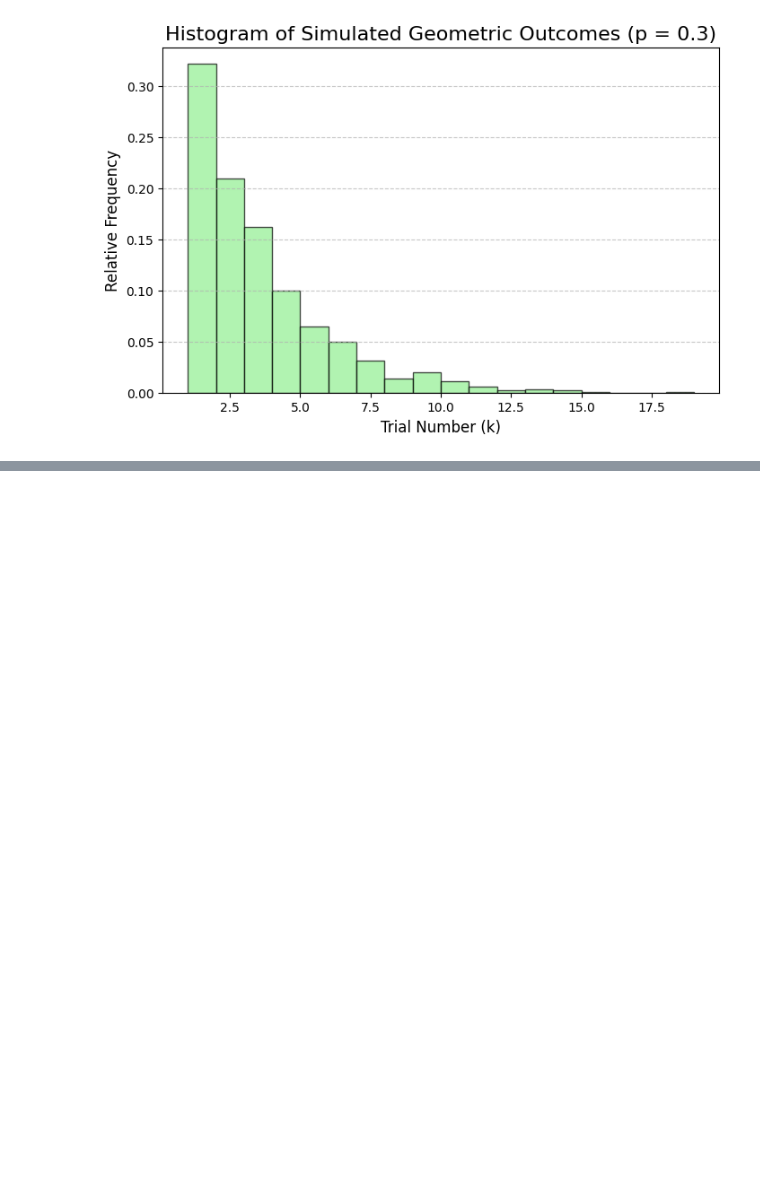
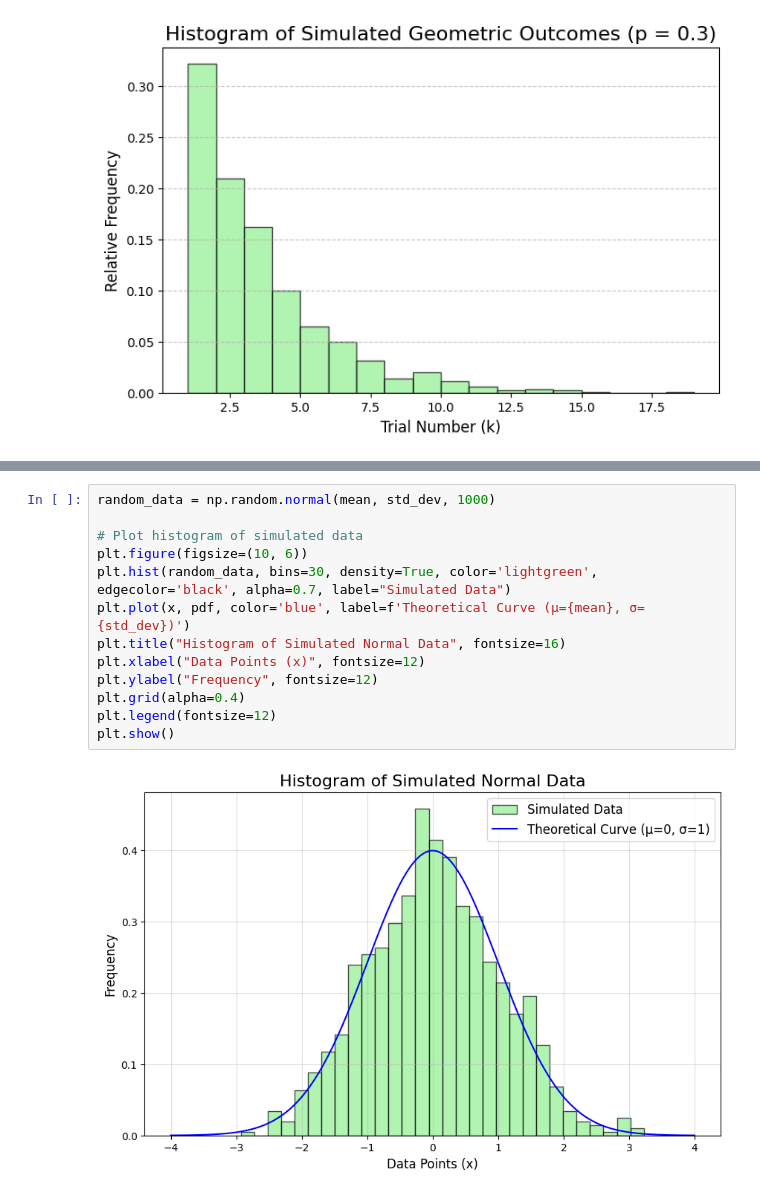
Before and after one commit to vigneshwarjayabal/Probability_and_statistic, a Jupyter notebook: Probability_Distribution.ipynb, the cells around one changed output, grey strips where cells are left out. Saved outputs shown, nothing was run; the diff lists cells and outputs as text; blank space fills up the shorter version.

```diff
--- a/Probability_Distribution.ipynb
+++ b/Probability_Distribution.ipynb
@@ -322,0 +404,15 @@ plt.show()
+# %%
+random_data = np.random.normal(mean, std_dev, 1000)
+
+# Plot histogram of simulated data
+plt.figure(figsize=(10, 6))
+plt.hist(random_data, bins=30, density=True, color='lightgreen', edgecolor='black', alpha=0.7, label="Simulated Data")
+plt.plot(x, pdf, color='blue', label=f'Theoretical Curve (μ={mean}, σ={std_dev})')
+plt.title("Histogram of Simulated Normal Data", fontsize=16)
+plt.xlabel("Data Points (x)", fontsize=12)
+plt.ylabel("Frequency", fontsize=12)
+plt.grid(alpha=0.4)
+plt.legend(fontsize=12)
+plt.show()
+# %% [output]
+[figure, added]
```
Also changed, not shown: parts of 38 cells of this notebook.
